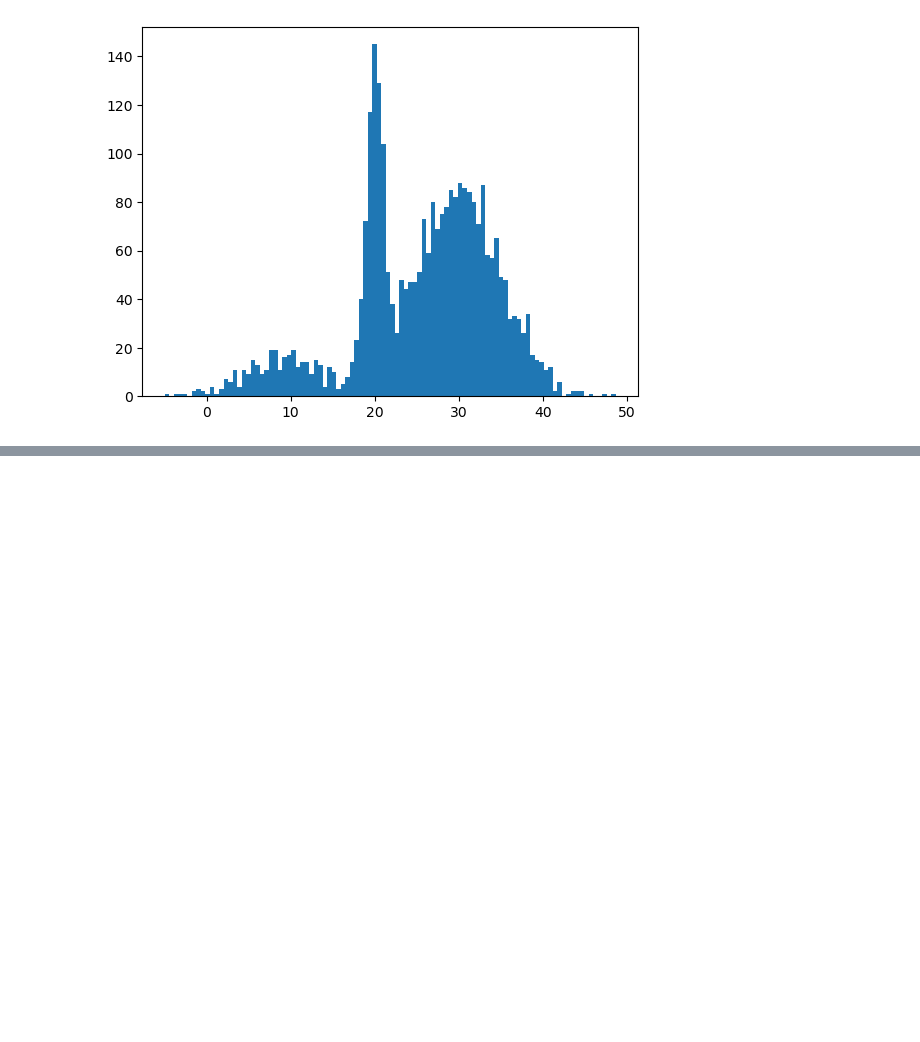
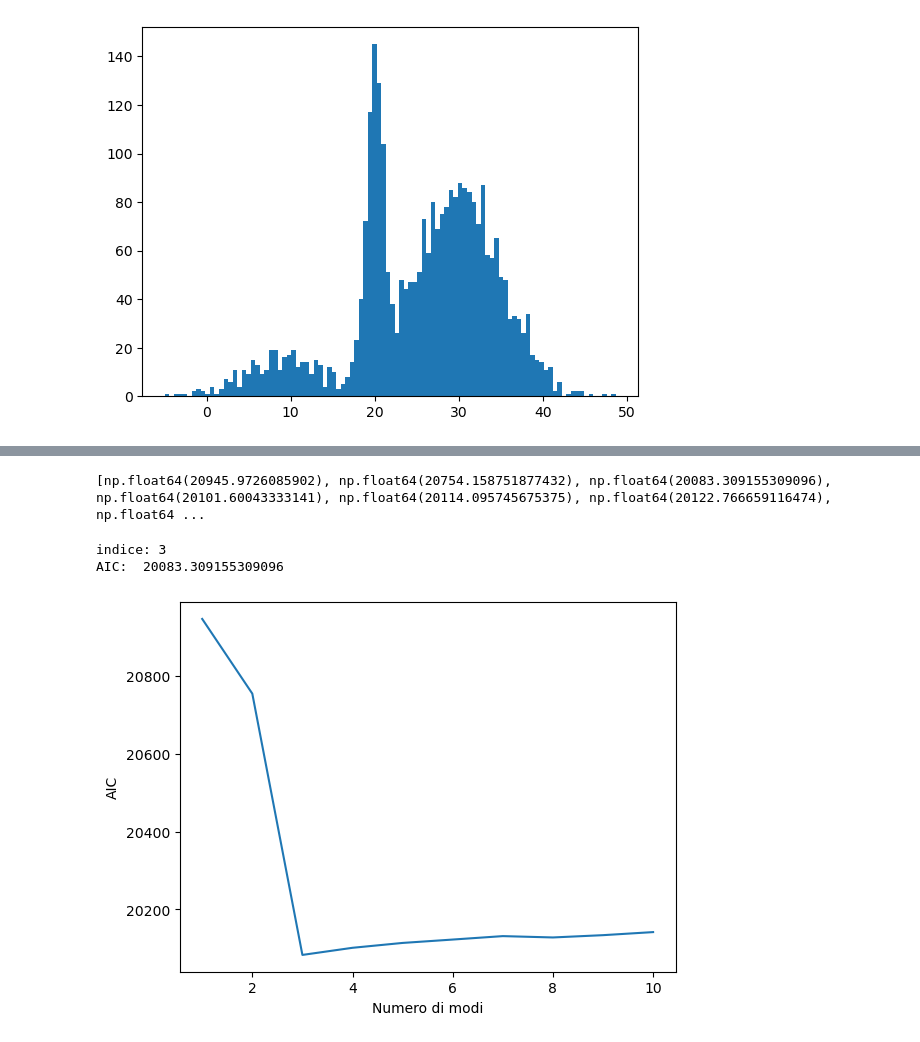
Before and after one commit to lsabatino03/astrostatistics_bicocca_2026, a Jupyter notebook: working/L06_GaussMix.ipynb, the cells around one changed output, grey strips where cells are left out. Drawn from its saved outputs; the diff is of its cells as text; code cells hidden in the pictures; blank space fills up the shorter version.

```diff
--- a/working/L06_GaussMix.ipynb
+++ b/working/L06_GaussMix.ipynb
@@ -97,0 +117,33 @@ plt.hist(data, bins = 100)
+# %%
+models = []
+mean_arr = []
+cov_arr = []
+aic = []
+
+for n in range(1, 11):
+    mix = GaussianMixture(n_components=n, random_state=0)
+    mix.fit(data)
+
+    models.append(mix)
+    mean_arr.append(mix.means_)
+    cov_arr.append(mix.covariances_)
+    aic.append(mix.aic(data))
+
+print(aic)
+# %% [output]
+[np.float64(20945.9726085902), np.float64(20754.158751877432), np.float64(20083.309155309096), np.float64(20101.60043333141), np.float64(20114.095745675375), np.float64(20122.766659116474), np.float64 ...
+# %%
+print('indice:', np.argmin(aic)+1)
+print('AIC: ', np.min(aic))
+# %% [output]
+indice: 3
+AIC:  20083.309155309096
+# %%
+x = np.linspace(1,10,10)
+plt.plot(x, aic)
+plt.xlabel('Numero di modi')
+plt.ylabel('AIC')
+
+best = models[np.argmin(aic)+1]
+# %% [output]
+[figure, added]
```
Also changed, not shown: parts of 3 cells of this notebook.
